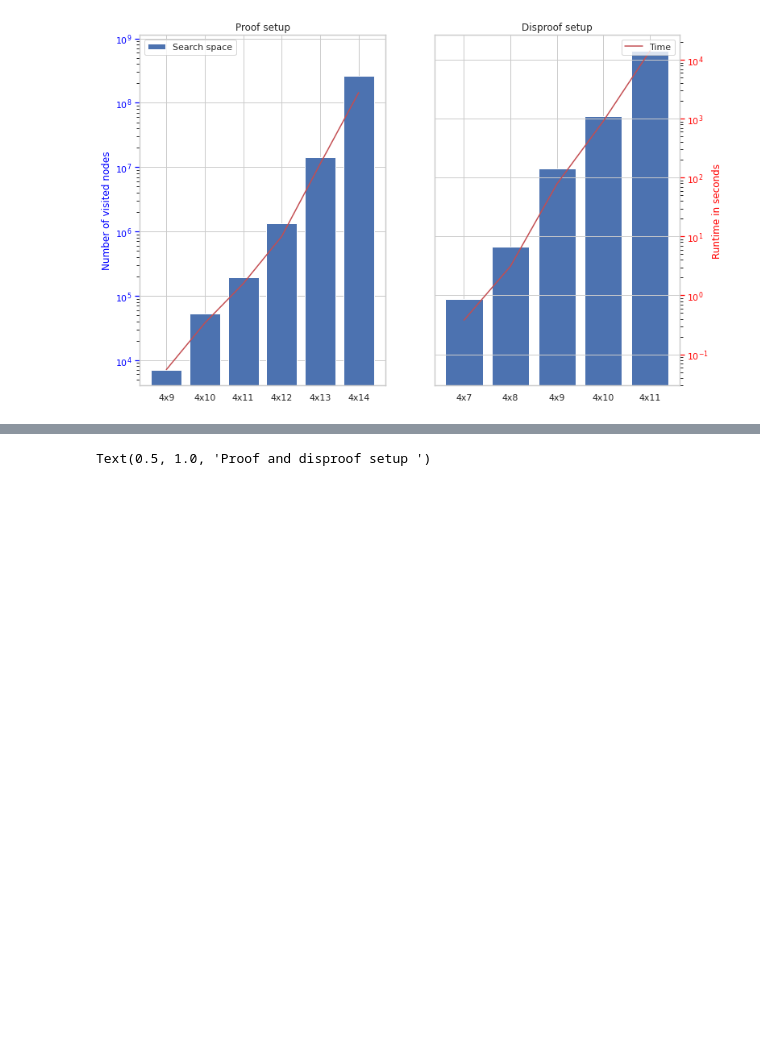
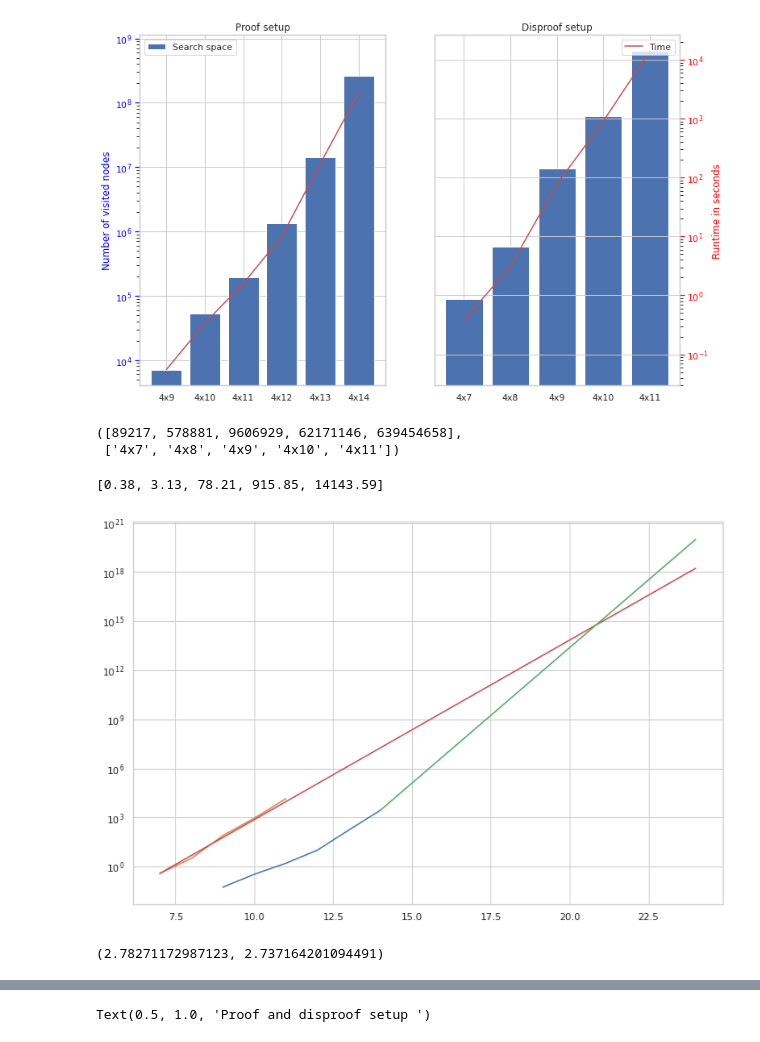
Before and after one commit to dczifra/proving-gobang, a Jupyter notebook: paper2.ipynb, the cells around one changed output, grey strips where cells are left out. Saved outputs shown, nothing was run; the diff lists cells and outputs as text; code cells hidden in the pictures; blank space fills up the shorter version.

```diff
--- a/paper2.ipynb
+++ b/paper2.ipynb
@@ -90,3 +90,37 @@ if True:
 plt.show()
 # %% [output]
 [figure]
+# %%
+all_visited_disproof,x_disproof
+# %% [output]
+([89217, 578881, 9606929, 62171146, 639454658],
+ ['4x7', '4x8', '4x9', '4x10', '4x11'])
+# %%
+x_proof = range(9,15)
+x_disproof=range(7,12)
+# %%
+time_disproof
+# %% [output]
+[0.38, 3.13, 78.21, 915.85, 14143.59]
+# %%
+plt.figure(figsize=(12, 8))
+plt.plot(x_proof, time_proof)
+plt.plot(x_disproof, time_disproof)
+
+m_disproof = 100000000000000000.1
+x = range(7,25)
+y = [(x0-7)*m_disproof+time_disproof[0] for x0 in x]
+plt.plot((x[0], x[-1]),(y[0], y[-1]), c='r')
+
+m_proof = 10000000000000000000.1
+x = range(14,25)
+y = [(x0-14)*m_proof+time_proof[5] for x0 in x]
+plt.plot((x[0], x[-1]),(y[0], y[-1]), c='g')
+
+plt.yscale("log")
+# %% [output]
+[figure, added]
+# %%
+np.log(time_proof[-1])-np.log(time_proof[-2]), np.log(time_disproof[-1])-np.log(time_disproof[-2])
+# %% [output]
+(2.78271172987123, 2.737164201094491)
```
Also changed, not shown: parts of 3 cells of this notebook.
